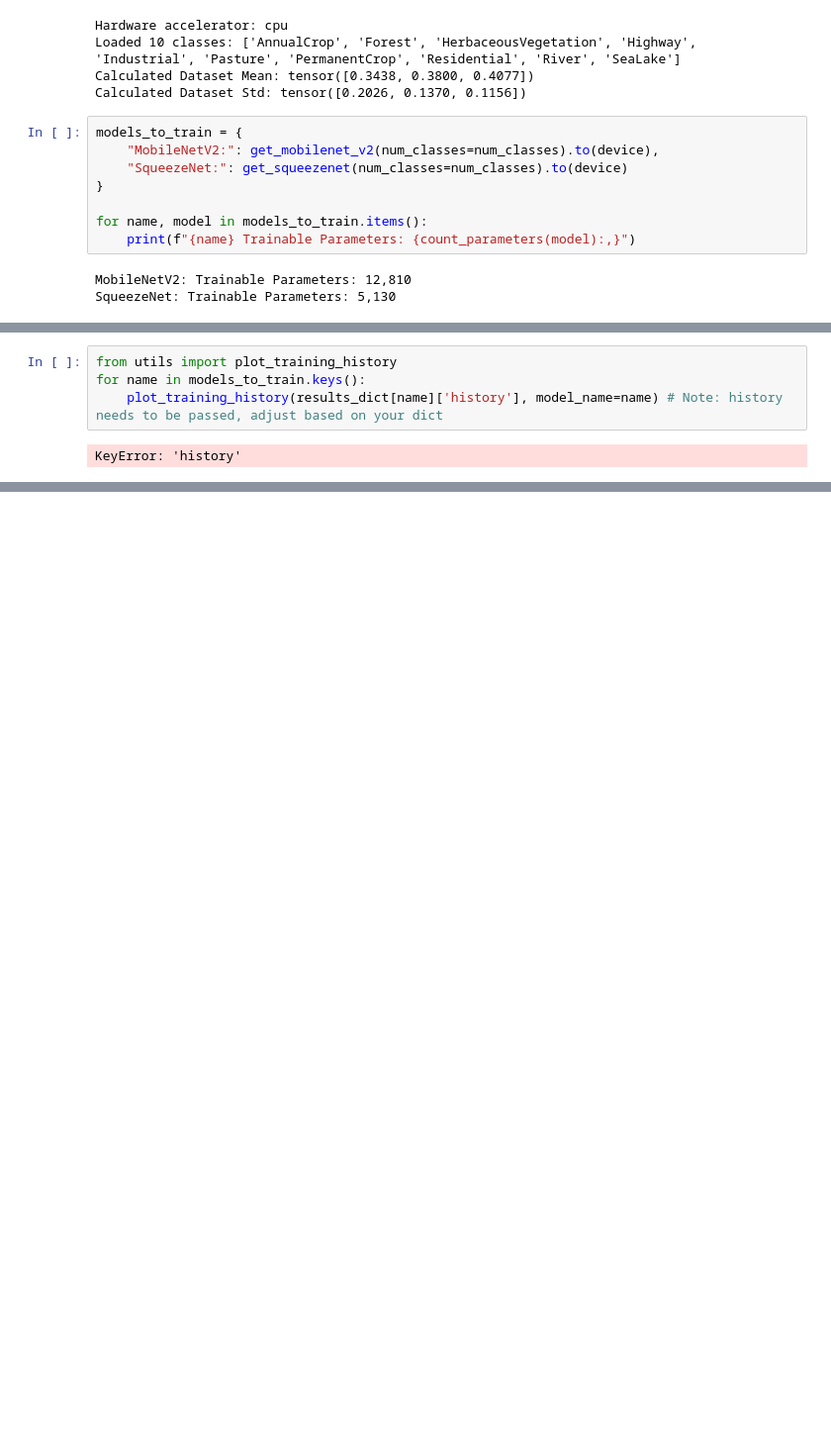
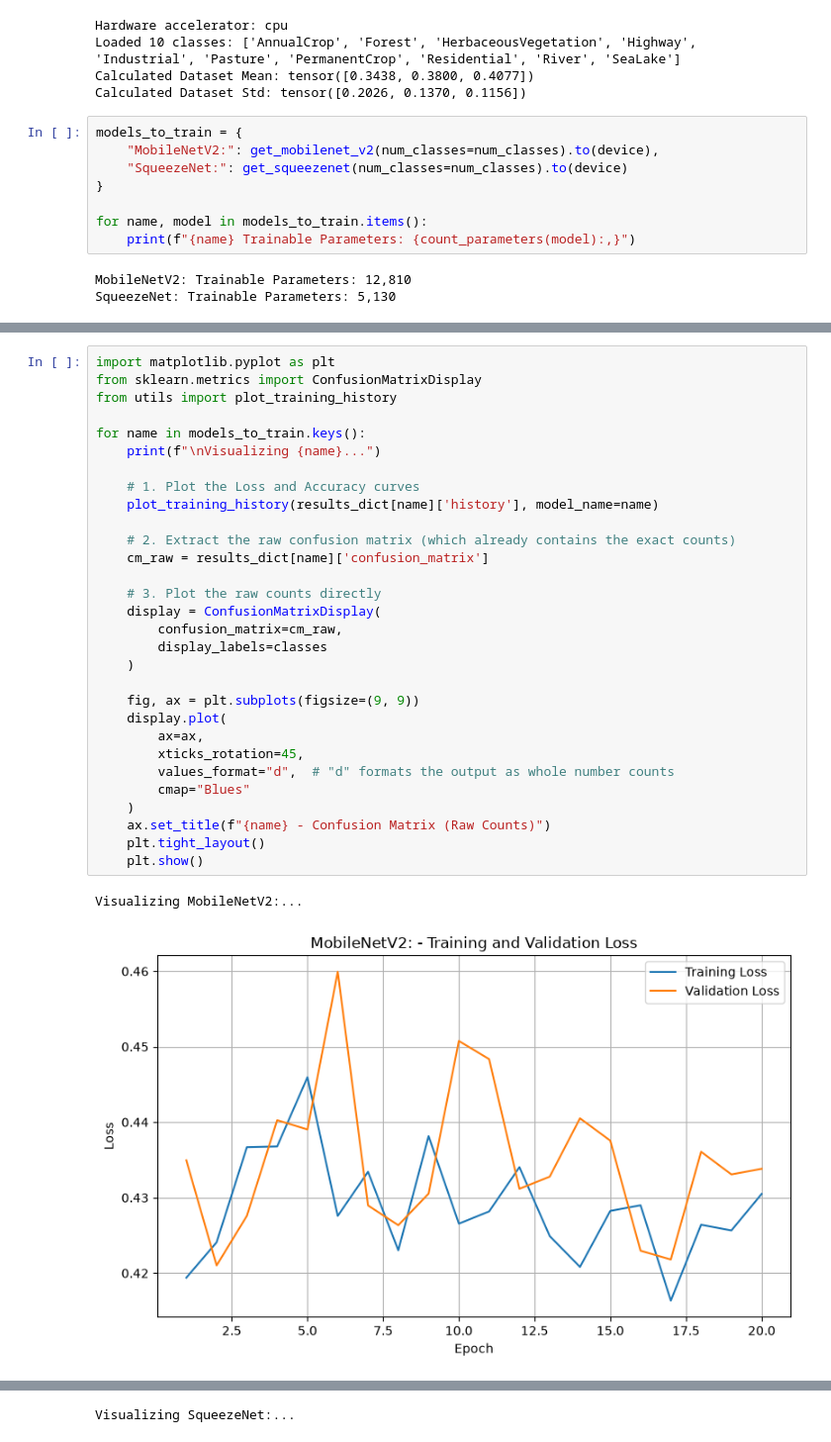
Before and after one commit to ManiiAya/EN3150_Assignment_03, a Jupyter notebook: notebooks/section_02.ipynb, the cells around one changed output, grey strips where cells are left out. Shown at 99% size. Drawn from its saved outputs; the diff is of its cells as text; blank space fills up the shorter version.

Commit message:
added plots

```diff
--- a/notebooks/section_02.ipynb
+++ b/notebooks/section_02.ipynb
@@ -109,7 +109,34 @@ SqueezeNet::
   - Model Size    : 2.84 MB
 # %%
+import matplotlib.pyplot as plt
+from sklearn.metrics import ConfusionMatrixDisplay
 from utils import plot_training_history
+
 for name in models_to_train.keys():
-    plot_training_history(results_dict[name]['history'], model_name=name) # Note: history needs to be passed, adjust based on your dict
+    print(f"\nVisualizing {name}...")
+
+    # 1. Plot the Loss and Accuracy curves
+    plot_training_history(results_dict[name]['history'], model_name=name)
+
+    # 2. Extract the raw confusion matrix (which already contains the exact counts)
+    cm_raw = results_dict[name]['confusion_matrix']
+
+    # 3. Plot the raw counts directly
+    display = ConfusionMatrixDisplay(
+        confusion_matrix=cm_raw,
+        display_labels=classes
+    )
+
+    fig, ax = plt.subplots(figsize=(9, 9))
+    display.plot(
+        ax=ax,
+        xticks_rotation=45,
+        values_format="d",  # "d" formats the output as whole number counts
+        cmap="Blues"
+    )
+    ax.set_title(f"{name} - Confusion Matrix (Raw Counts)")
+    plt.tight_layout()
+    plt.show()
 # %% [output]
-KeyError: 'history'
+Visualizing MobileNetV2:...
+[figure, added]
@@ -115,0 +145 @@ KeyError: 'history'
+Visualizing SqueezeNet:...
```
Also changed, not shown: parts of 3 cells of this notebook.
